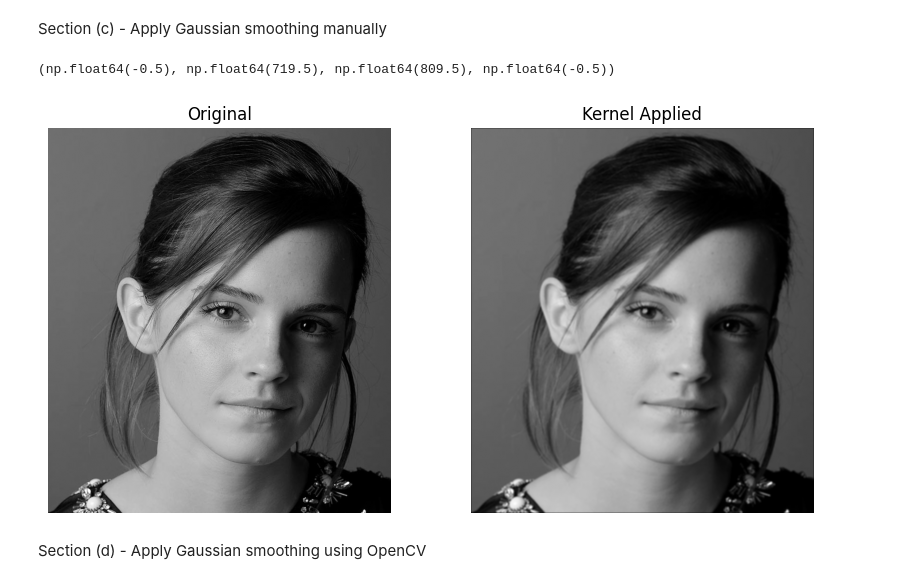
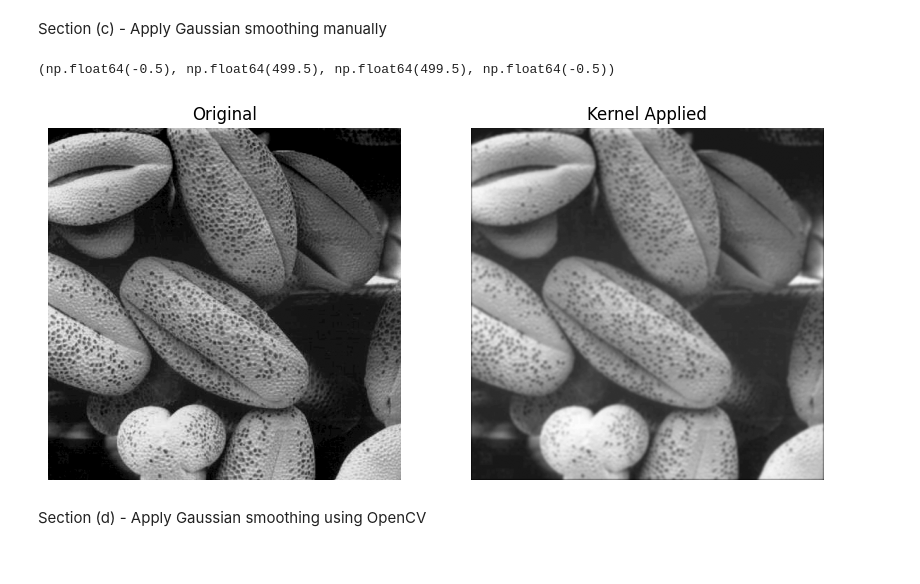
Before and after one commit to yushmantha/computer-vision, a Jupyter notebook: assignment_one/q5.ipynb, the cells around one changed output. Cells and saved outputs as stored; diff of their text form; code cells hidden in the pictures.

```diff
--- a/assignment_one/q5.ipynb
+++ b/assignment_one/q5.ipynb
@@ -47,42 +47,42 @@ Section (c) - Apply Gaussian smoothing manually
 # %%
 import cv2 as cv
 
-img = cv.imread('emma.jpg')
+img = cv.imread('shells.tif')
 if img is None:
     print("Could not read input image")
     sys.exit(1)
 
 img_gray = cv.cvtColor(img, cv.COLOR_BGR2GRAY)
 
 #Apply the kernel manually
 kernel = z / np.sum(z)
 h, w = img_gray.shape
 kh, kw = kernel.shape
 pad = kh // 2
 img_padded = np.pad(img_gray, pad, mode='constant')
 img_conv = np.zeros_like(img_gray, dtype=float)
 
 for i in range(h):
     for j in range(w):
         region = img_padded[i:i+kh, j:j+kw]
         img_conv[i, j] = np.sum(region * kernel)
 
 # could have used this also
 # img_conv = cv.filter2D(img_gray, -1, kernel)
 
 img_final = np.clip(img_conv, 0, 255).astype(np.uint8)
 
 plot, ax = plt.subplots(1,2,figsize=(10,5))
 ax[0].imshow(img_gray,cmap='gray')
 ax[0].set_title('Original')
 ax[0].axis('off')
 
 ax[1].imshow(img_final,cmap='gray')
 ax[1].set_title('Kernel Applied')
 ax[1].axis('off')
 # %% [output]
-(np.float64(-0.5), np.float64(719.5), np.float64(809.5), np.float64(-0.5))
+(np.float64(-0.5), np.float64(499.5), np.float64(499.5), np.float64(-0.5))
-[figure, old version]
+[figure, new version]
 # %% [markdown]
 Section (d) - Apply Gaussian smoothing using OpenCV
 # %%
```
Also changed, not shown: parts of 1 cell of this notebook, 2 other files.
